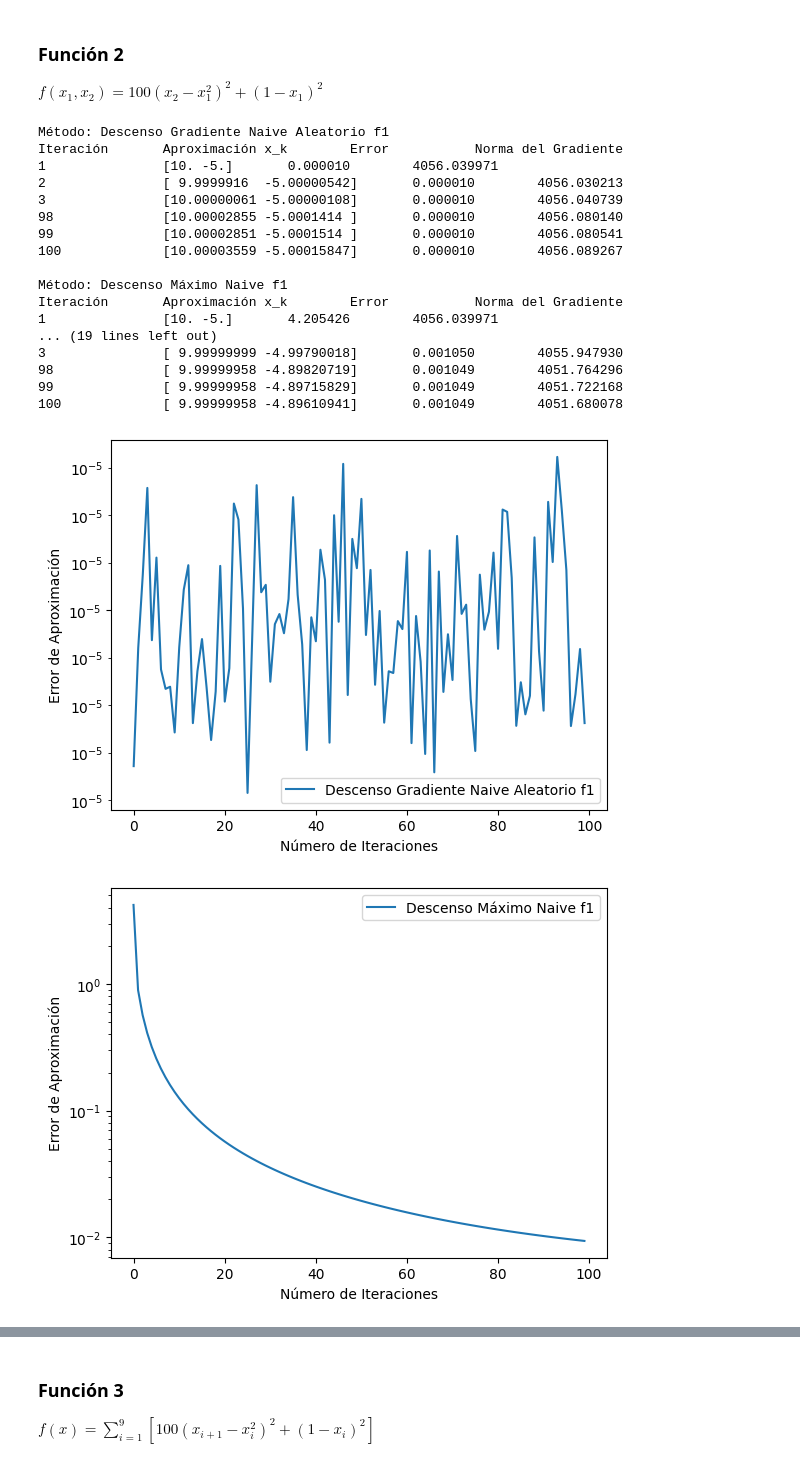
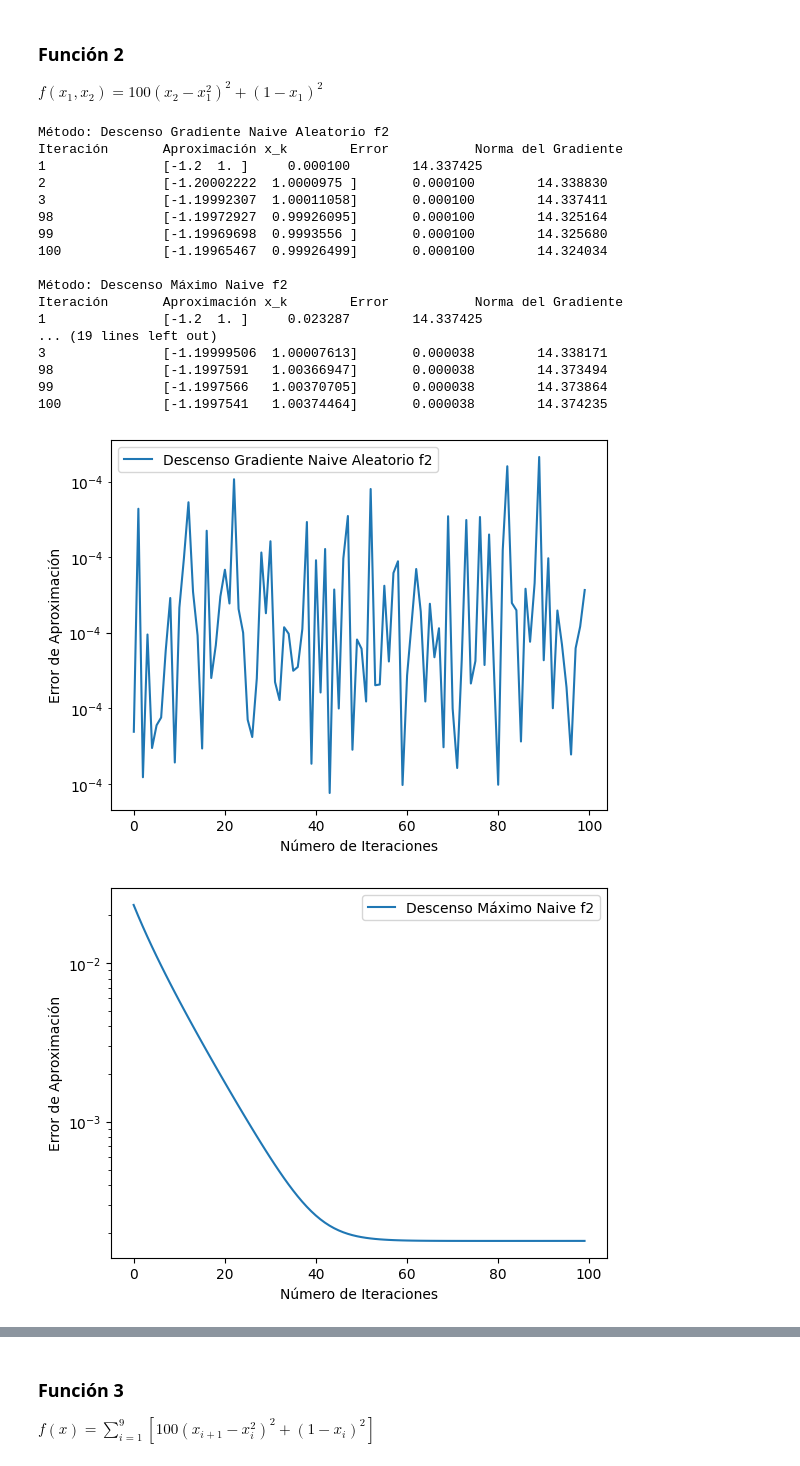
Before and after one commit to AGM54/LABMODS, a Jupyter notebook: Ejercicio5.ipynb, the cells around one changed output, grey strips where cells are left out. Saved outputs shown, nothing was run; the diff lists cells and outputs as text; code cells hidden in the pictures.

```diff
--- a/Ejercicio5.ipynb
+++ b/Ejercicio5.ipynb
@@ -255,46 +256,47 @@ def ddf_rosenbrock_2d(x):
     return np.array([[d2fdx1, d2fdx1dx2], [d2fdx1dx2, d2fdx2]])
 # %%
 # Parámetros ajustados
-alpha = 0.00001  # Tamaño de paso reducido
+x0 = np.array([-1.2, 1.0])
+alpha = 0.0001  # Tamaño de paso reducido
 maxIter = 100  # Número máximo de iteraciones
 tol = 1e-6  # Tolerancia
 
 # Ejecutar los algoritmos con el nuevo valor de alpha
 f2_gradiente = descenso_gradiente_naive_aleatorio(f_rosenbrock_2d, df_rosenbrock_2d, x0, alpha, maxIter, tol)
 f2_maximo = descenso_maximo_naive(f_rosenbrock_2d, df_rosenbrock_2d, x0, alpha, maxIter, tol)
 f2_aprox = descenso_newton_aprox(f_rosenbrock_2d, df_rosenbrock_2d, ddf_rosenbrock_2d, x0, alpha, maxIter, tol)
 f2_hessiano = descenso_newton_hessiano(f_rosenbrock_2d, df_rosenbrock_2d, ddf_rosenbrock_2d, x0, alpha, maxIter, tol)
-imprimir_tabla(f2_gradiente, "Descenso Gradiente Naive Aleatorio f1")
-imprimir_tabla(f2_maximo, "Descenso Máximo Naive f1")
-imprimir_tabla(f2_aprox, "Descenso Newton Aprox. f1")
-imprimir_tabla(f2_hessiano, "Descenso Newton Hessiano f1")
+imprimir_tabla(f2_gradiente, "Descenso Gradiente Naive Aleatorio f2")
+imprimir_tabla(f2_maximo, "Descenso Máximo Naive f2")
+imprimir_tabla(f2_aprox, "Descenso Newton Aprox. f2")
+imprimir_tabla(f2_hessiano, "Descenso Newton Hessiano f2")
 
 # Graficar errores
-graficar_errores(f2_gradiente, "Descenso Gradiente Naive Aleatorio f1")
+graficar_errores(f2_gradiente, "Descenso Gradiente Naive Aleatorio f2")
 plt.show()
-graficar_errores(f2_maximo, "Descenso Máximo Naive f1")
+graficar_errores(f2_maximo, "Descenso Máximo Naive f2")
 plt.show()
-graficar_errores(f2_aprox, "Descenso Newton Aprox. f1")
+graficar_errores(f2_aprox, "Descenso Newton Aprox. f2")
 plt.show()
-graficar_errores(f2_hessiano, "Descenso Newton Hessiano f1")
+graficar_errores(f2_hessiano, "Descenso Newton Hessiano f2")
 plt.show()
 # %% [output]
-Método: Descenso Gradiente Naive Aleatorio f1
+Método: Descenso Gradiente Naive Aleatorio f2
 Iteración       Aproximación x_k        Error           Norma del Gradiente
-1               [10. -5.]       0.000010        4056.039971
-2               [ 9.9999916  -5.00000542]       0.000010        4056.030213
-3               [10.00000061 -5.00000108]       0.000010        4056.040739
-98              [10.00002855 -5.0001414 ]       0.000010        4056.080140
-99              [10.00002851 -5.0001514 ]       0.000010        4056.080541
-100             [10.00003559 -5.00015847]       0.000010        4056.089267
+1               [-1.2  1. ]     0.000100        14.337425
+2               [-1.20002222  1.0000975 ]       0.000100        14.338830
+3               [-1.19992307  1.00011058]       0.000100        14.337411
+98              [-1.19972927  0.99926095]       0.000100        14.325164
+99              [-1.19969698  0.9993556 ]       0.000100        14.325680
+100             [-1.19965467  0.99926499]       0.000100        14.324034
 
-Método: Descenso Máximo Naive f1
+Método: Descenso Máximo Naive f2
 Iteración       Aproximación x_k        Error           Norma del Gradiente
-1               [10. -5.]       4.205426        4056.039971
+1               [-1.2  1. ]     0.023287        14.337425
 ... (19 lines left out)
-3               [ 9.99999999 -4.99790018]       0.001050        4055.947930
-98              [ 9.99999958 -4.89820719]       0.001049        4051.764296
-99              [ 9.99999958 -4.89715829]       0.001049        4051.722168
-100             [ 9.99999958 -4.89610941]       0.001049        4051.680078
+3               [-1.19999506  1.00007613]       0.000038        14.338171
+98              [-1.1997591   1.00366947]       0.000038        14.373494
+99              [-1.1997566   1.00370705]       0.000038        14.373864
+100             [-1.1997541   1.00374464]       0.000038        14.374235
-[figure, old version]
+[figure, new version]
-[figure, old version]
+[figure, new version]
```
Also changed, not shown: parts of 5 cells of this notebook.
